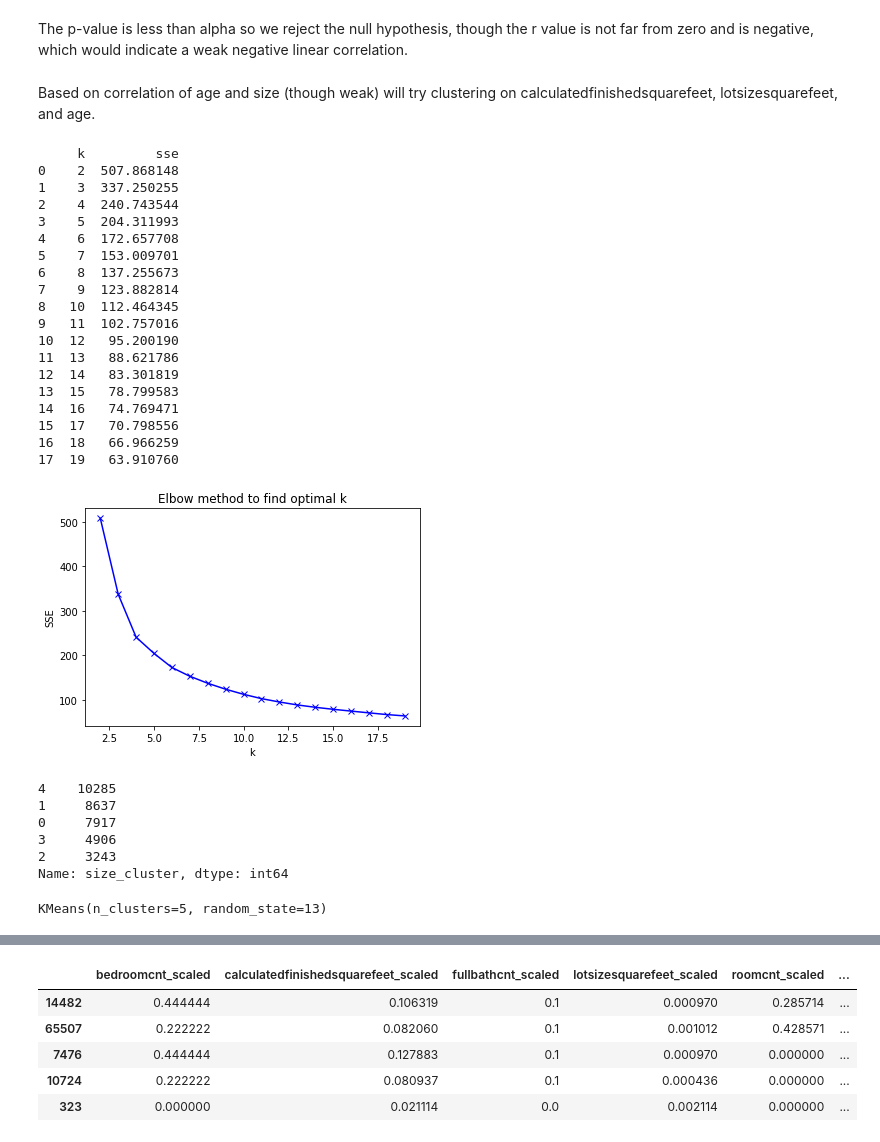
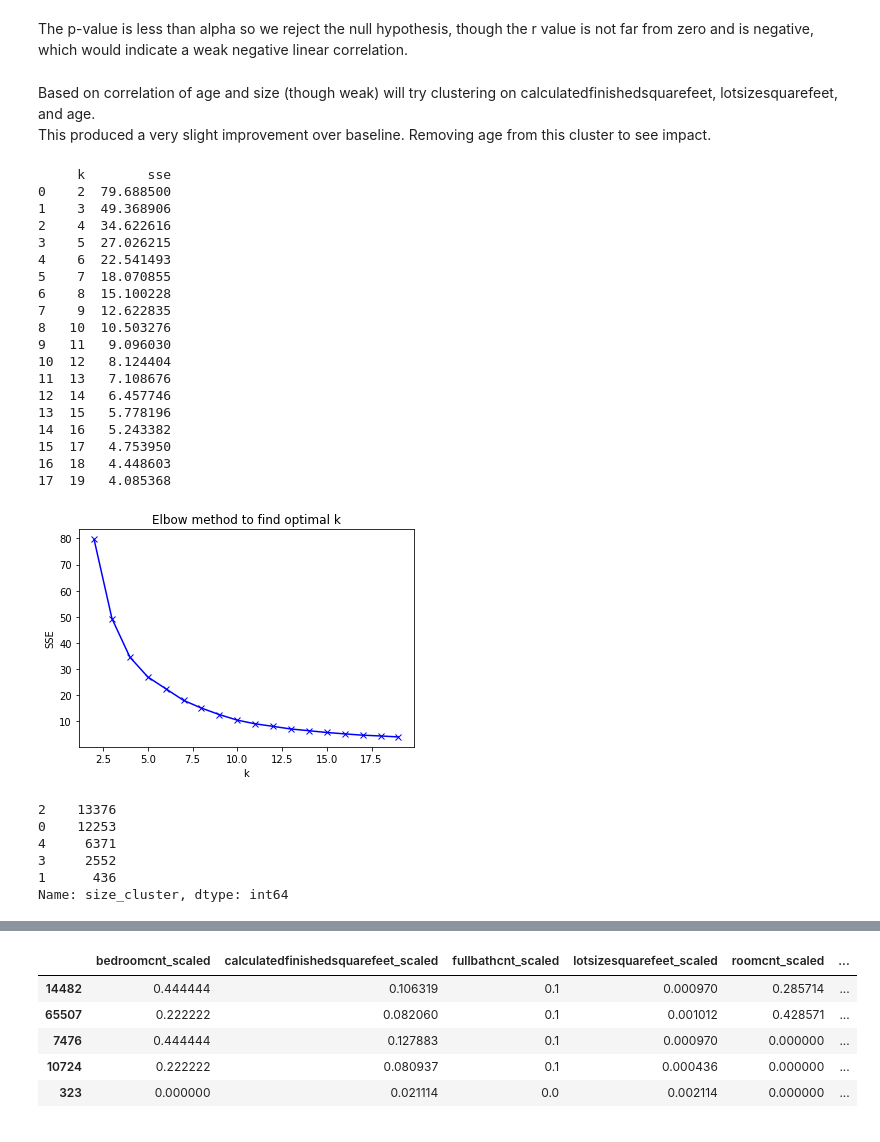
Before and after one commit to RyvynYoung/Zillow_Clustering_Project, a Jupyter notebook: mvp.ipynb, the cells around one changed output, grey strips where cells are left out. Drawn from its saved outputs; the diff is of its cells as text; code cells hidden in the pictures.

```diff
--- a/mvp.ipynb
+++ b/mvp.ipynb
@@ -243,48 +244,45 @@ r, p
 The p-value is less than alpha so we reject the null hypothesis, though the r value is not far from zero and is negative, which would indicate a weak negative linear correlation.
 # %% [markdown]
 Based on correlation of age and size (though weak) will try clustering on calculatedfinishedsquarefeet, lotsizesquarefeet, and age.
+This produced a very slight improvement over baseline. Removing age from this cluster to see impact.
 # %%
-cluster_vars = ['calculatedfinishedsquarefeet_scaled', 'lotsizesquarefeet_scaled', 'age_scaled']
+cluster_vars = ['calculatedfinishedsquarefeet_scaled', 'lotsizesquarefeet_scaled']
 explore.elbow_plot(X_train_scaled, cluster_vars)
 # based on this will use 5 as k value
 # %% [output]
-     k         sse
-0    2  507.868148
-1    3  337.250255
-2    4  240.743544
-3    5  204.311993
-4    6  172.657708
-5    7  153.009701
-6    8  137.255673
-7    9  123.882814
-8   10  112.464345
-9   11  102.757016
-10  12   95.200190
-11  13   88.621786
-12  14   83.301819
-13  15   78.799583
-14  16   74.769471
-15  17   70.798556
-16  18   66.966259
-17  19   63.910760
+     k        sse
+0    2  79.688500
+1    3  49.368906
+2    4  34.622616
+3    5  27.026215
+4    6  22.541493
+5    7  18.070855
+6    8  15.100228
+7    9  12.622835
+8   10  10.503276
+9   11   9.096030
+10  12   8.124404
+11  13   7.108676
+12  14   6.457746
+13  15   5.778196
+14  16   5.243382
+15  17   4.753950
+16  18   4.448603
+17  19   4.085368
-[figure, old version]
+[figure, new version]
 # %%
 k=5
 cluster_col_name = 'size_cluster'
 train_clusters, kmeans = explore.run_kmeans(X_train_scaled, X_train, cluster_vars, k, cluster_col_name)
 # %%
 train_clusters.size_cluster.value_counts()
-# pretty good dispersal of values
+# so so dispersal of values
 # %% [output]
-4    10285
-1     8637
-0     7917
-3     4906
-2     3243
+2    13376
+0    12253
+4     6371
+3     2552
+1      436
 Name: size_cluster, dtype: int64
-# %%
-kmeans
-# %% [output]
-KMeans(n_clusters=5, random_state=13)
 # %%
 centroids = explore.get_centroids(kmeans, cluster_vars, cluster_col_name)
```
Also changed, not shown: parts of 49 cells of this notebook, 2 other files.
